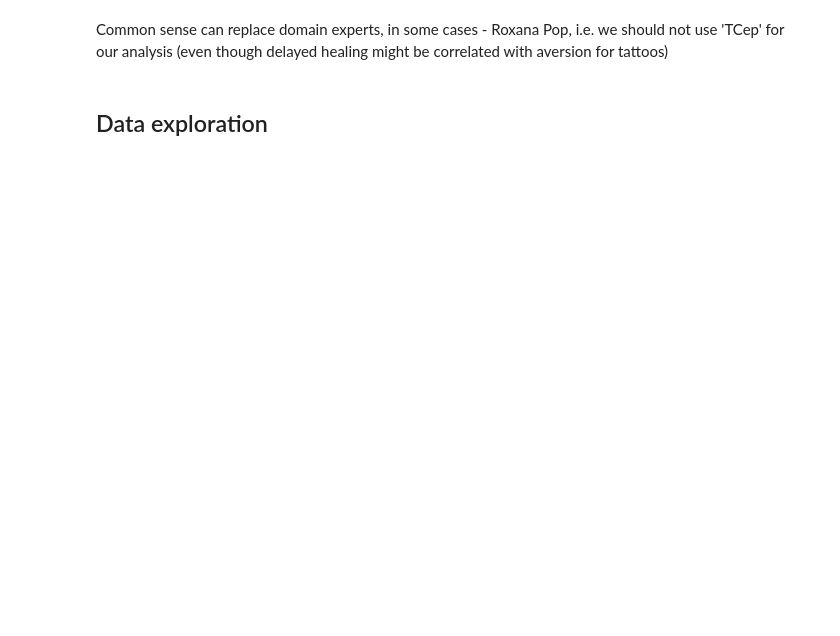
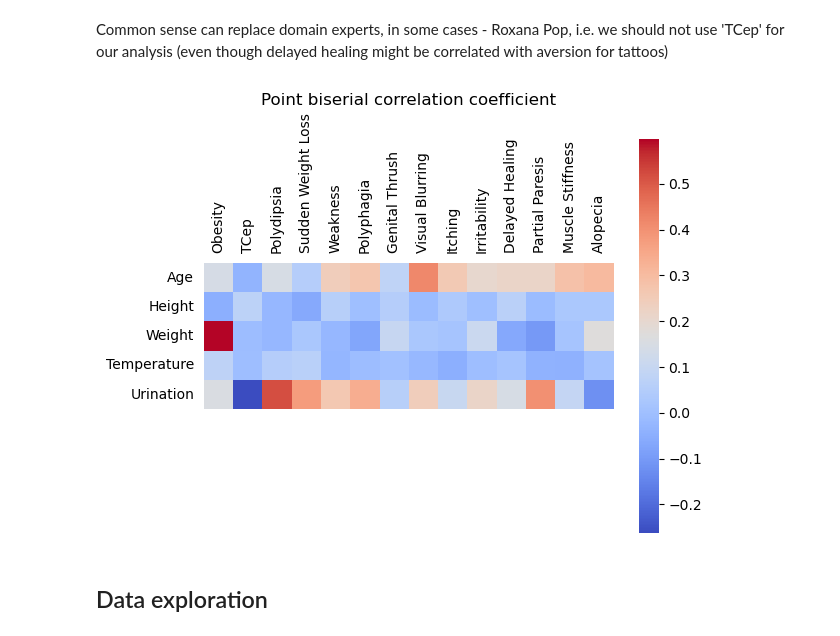
Before and after one commit to Even-tr/IN-STK5000-9000-Project-1, a Jupyter notebook: NotebookV2.ipynb, the cells around one changed output. Cells and saved outputs as stored; diff of their text form; code cells hidden in the pictures; blank space fills up the shorter version.

Commit message:
added point biseral correlation test between binary and numeric features

```diff
--- a/NotebookV2.ipynb
+++ b/NotebookV2.ipynb
@@ -267,3 +268,7 @@ Common sense can replace domain experts, in some cases - Roxana Pop, i.e. we sho
+# %%
+plot_point_biserial_correlation(train, cont=num_features, cat=binary_features, kwargs={'cmap' : cmap})
+# %% [output]
+[figure, added]
 # %% [markdown]
 ## Data exploration
 # %%
```
Also changed, not shown: parts of 19 cells of this notebook, 1 other file.
